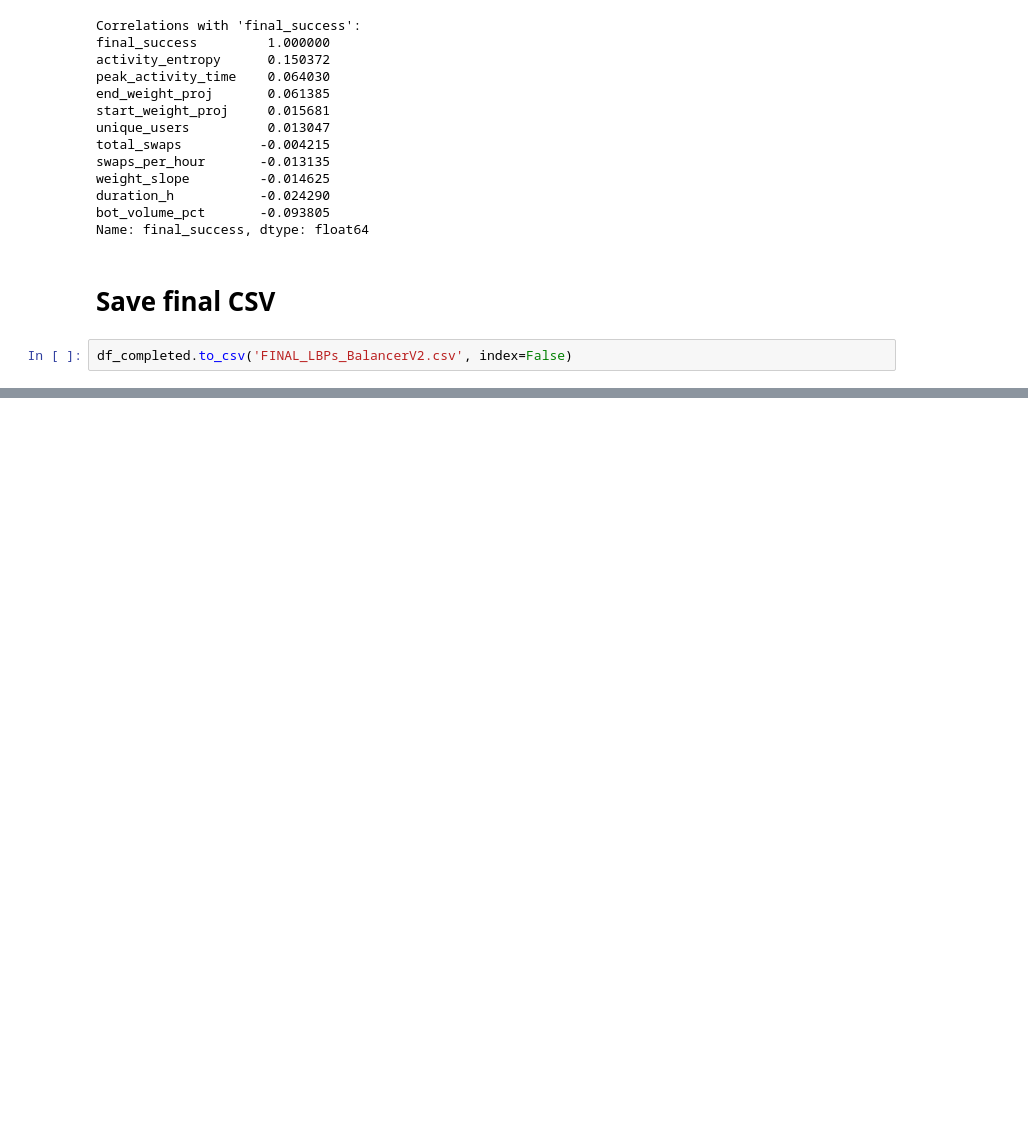
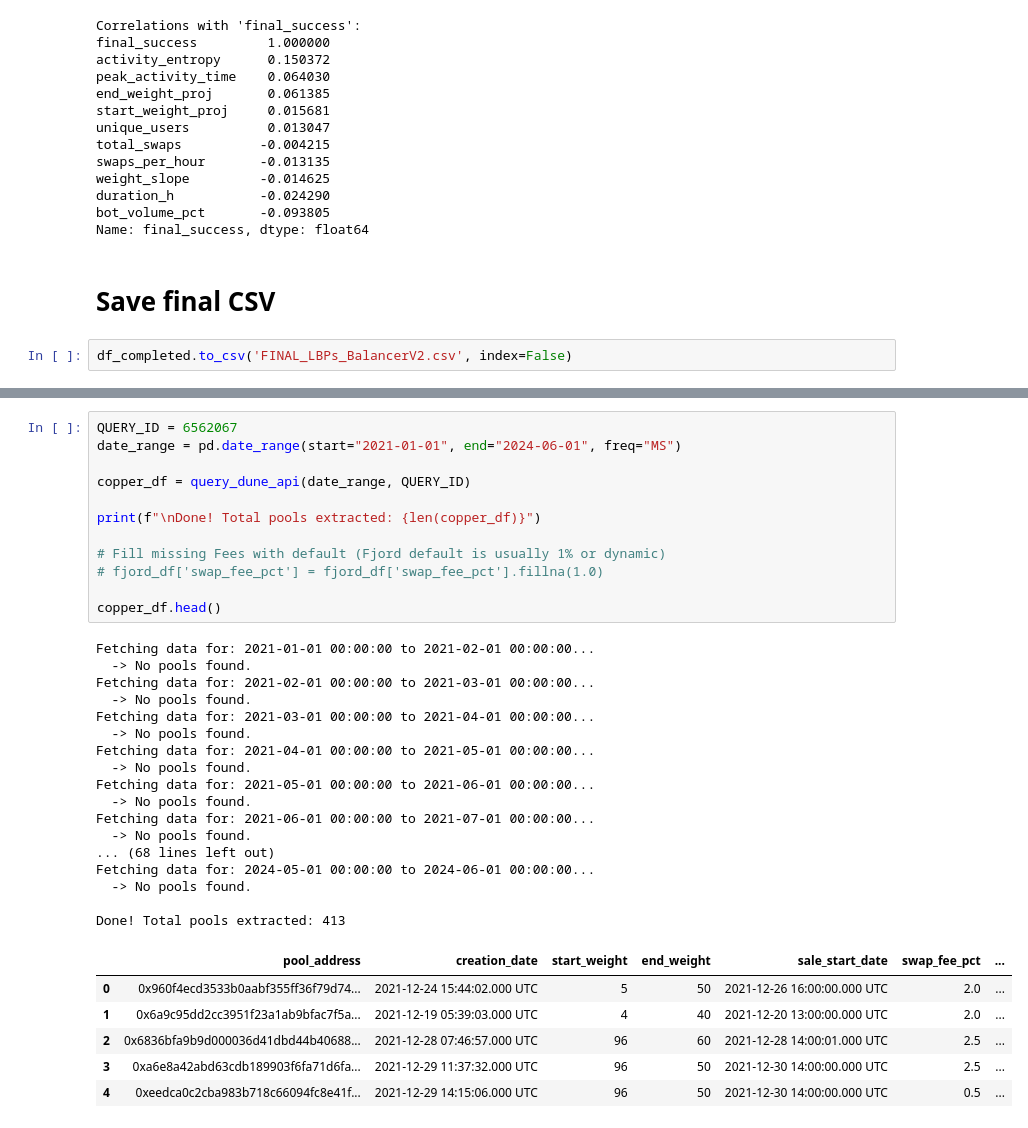
Before and after one commit to kaiquevalentim/fair-launch-analytics, a Jupyter notebook: analytics/dune_web_downloads/v2_csvs_formatting_and_merging.ipynb, the cells around one changed output, grey strips where cells are left out. Cells and saved outputs as stored; diff of their text form; blank space fills up the shorter version.

```diff
--- a/analytics/v2_csvs_formatting_and_merging.ipynb
+++ b/analytics/dune_web_downloads/v2_csvs_formatting_and_merging.ipynb
@@ -291,0 +504,36 @@ df_completed.to_csv('FINAL_LBPs_BalancerV2.csv', index=False)
+# %%
+QUERY_ID = 6562067
+date_range = pd.date_range(start="2021-01-01", end="2024-06-01", freq="MS")
+
+copper_df = query_dune_api(date_range, QUERY_ID)
+
+print(f"\nDone! Total pools extracted: {len(copper_df)}")
+
+# Fill missing Fees with default (Fjord default is usually 1% or dynamic)
+# fjord_df['swap_fee_pct'] = fjord_df['swap_fee_pct'].fillna(1.0)
+
+copper_df.head()
+# %% [output]
+Fetching data for: 2021-01-01 00:00:00 to 2021-02-01 00:00:00...
+  -> No pools found.
+Fetching data for: 2021-02-01 00:00:00 to 2021-03-01 00:00:00...
+  -> No pools found.
+Fetching data for: 2021-03-01 00:00:00 to 2021-04-01 00:00:00...
+  -> No pools found.
+Fetching data for: 2021-04-01 00:00:00 to 2021-05-01 00:00:00...
+  -> No pools found.
+Fetching data for: 2021-05-01 00:00:00 to 2021-06-01 00:00:00...
+  -> No pools found.
+Fetching data for: 2021-06-01 00:00:00 to 2021-07-01 00:00:00...
+  -> No pools found.
+... (68 lines left out)
+Fetching data for: 2024-05-01 00:00:00 to 2024-06-01 00:00:00...
+  -> No pools found.
+
+Done! Total pools extracted: 413
+|  | pool_address | creation_date | start_weight | end_weight | sale_start_date | swap_fee_pct | ... |
+| 0 | 0x960f4ecd3533b0aabf355ff36f79d74... | 2021-12-24 15:44:02.000 UTC | 5 | 50 | 2021-12-26 16:00:00.000 UTC | 2.0 | ... |
+| 1 | 0x6a9c95dd2cc3951f23a1ab9bfac7f5a... | 2021-12-19 05:39:03.000 UTC | 4 | 40 | 2021-12-20 13:00:00.000 UTC | 2.0 | ... |
+| 2 | 0x6836bfa9b9d000036d41dbd44b40688... | 2021-12-28 07:46:57.000 UTC | 96 | 60 | 2021-12-28 14:00:01.000 UTC | 2.5 | ... |
+| 3 | 0xa6e8a42abd63cdb189903f6fa71d6fa... | 2021-12-29 11:37:32.000 UTC | 96 | 50 | 2021-12-30 14:00:00.000 UTC | 2.5 | ... |
+| 4 | 0xeedca0c2cba983b718c66094fc8e41f... | 2021-12-29 14:15:06.000 UTC | 96 | 50 | 2021-12-30 14:00:00.000 UTC | 0.5 | ... |
```
Also changed, not shown: parts of 23 cells of this notebook, 12 other files.
